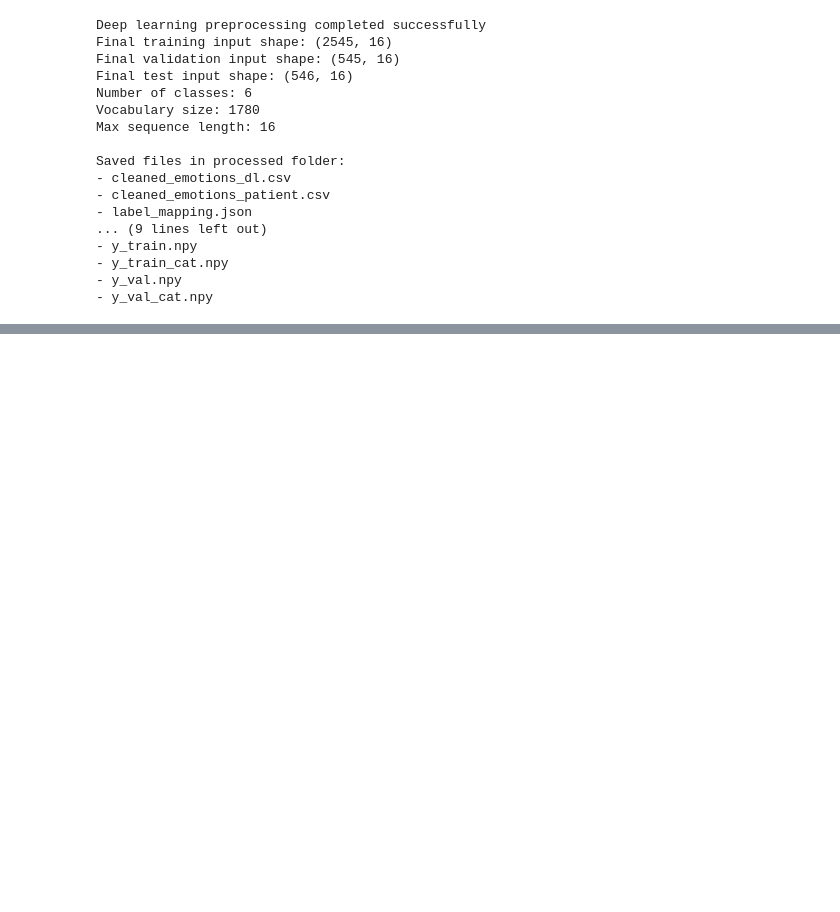
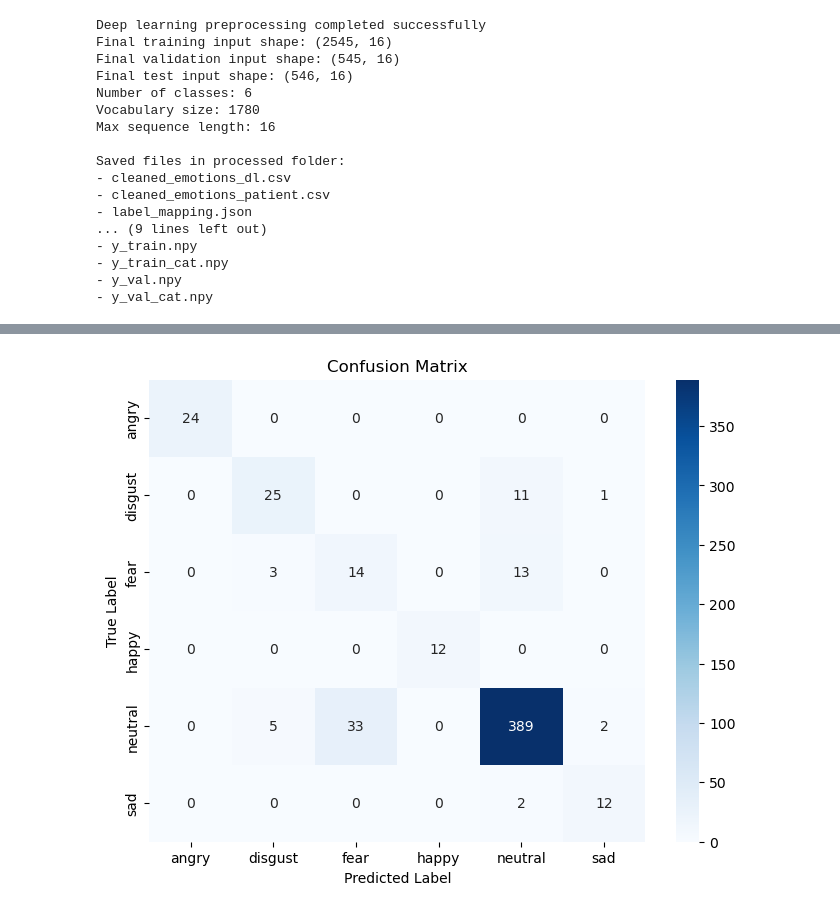
Before and after one commit to Grace6687003/Senior_Project_Text_Mining, a Jupyter notebook: 02_preprocess_deeplearning_sequences.ipynb, the cells around one changed output, grey strips where cells are left out. Saved outputs shown, nothing was run; the diff lists cells and outputs as text; code cells hidden in the pictures; blank space fills up the shorter version.

```diff
--- a/02_preprocess_deeplearning_sequences.ipynb
+++ b/02_preprocess_deeplearning_sequences.ipynb
@@ -366,0 +442,8 @@ Saved files in processed folder:
+# %%
+from tensorflow.keras.optimizers import Adam
+
+model.compile(
+    loss="categorical_crossentropy",
+    optimizer="adam",
+    metrics=["accuracy"]
+)
@@ -366,0 +510,17 @@ Saved files in processed folder:
+# %%
+import numpy as np
+
+# predict
+y_pred_prob = model.predict(X_test_pad)
+
+y_pred_classes = np.argmax(y_pred_prob, axis=1)
+y_true = np.argmax(y_test_cat, axis=1)
+
+label_names = label_encoder.classes_
+
+# Classification report
+print(classification_report(
+    y_true,
+    y_pred_classes,
+    target_names=label_names
+))
@@ -366,0 +541,21 @@ Saved files in processed folder:
+# %%
+# =========================
+# 28) Confusion matrix
+# =========================
+cm = confusion_matrix(y_true, y_pred_classes)
+
+plt.figure(figsize=(8, 6))
+sns.heatmap(
+    cm,
+    annot=True,
+    fmt="d",
+    cmap="Blues",
+    xticklabels=label_names,
+    yticklabels=label_names
+)
+plt.xlabel("Predicted Label")
+plt.ylabel("True Label")
+plt.title("Confusion Matrix")
+plt.show()
+# %% [output]
+[figure, added]
```
Also changed, not shown: parts of 18 cells of this notebook.
